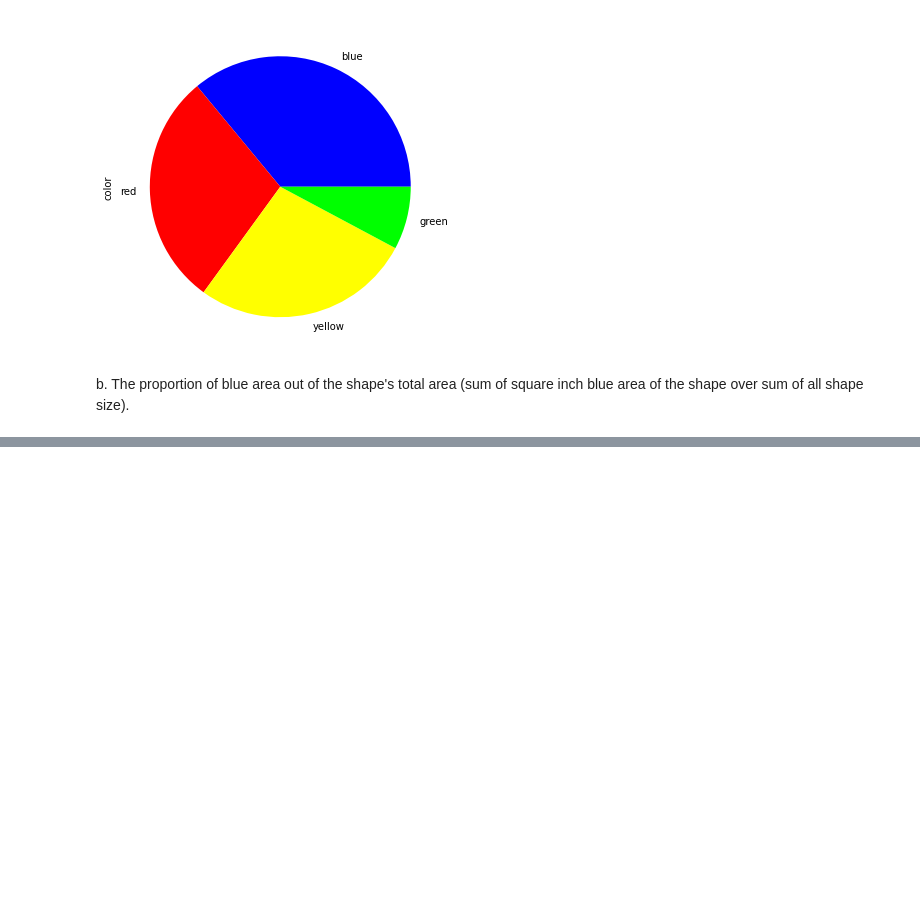
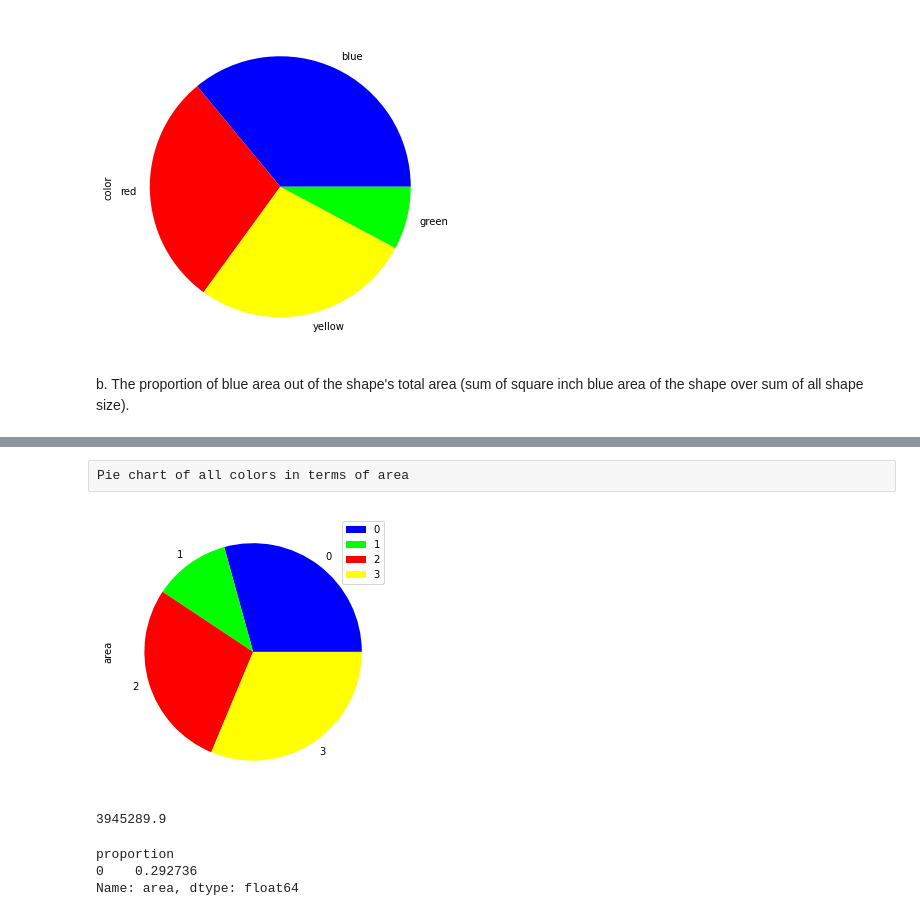
Before and after one commit to swordwielder/riskified_test, a Jupyter notebook: mainplot.ipynb, the cells around one changed output, grey strips where cells are left out. Cells and saved outputs as stored; diff of their text form; code cells hidden in the pictures; blank space fills up the shorter version.

```diff
--- a/mainplot.ipynb
+++ b/mainplot.ipynb
@@ -214,0 +217,3 @@ b. The proportion of blue area out of the shape's total area (sum of square inch
+# %%
+df5= df.groupby('color', as_index=False)['area'].sum()
+df5
@@ -214,0 +226,20 @@ b. The proportion of blue area out of the shape's total area (sum of square inch
+# %% [raw]
+Pie chart of all colors in terms of area
+# %%
+colors = ['#0000FF', '#00FF00','#FF0000','#FFFF00']
+plot2 = df5.plot.pie(x='color',y='area', colors= colors, figsize=(5, 5))
+# %% [output]
+[figure, added]
+# %%
+total = df5['area'].sum()
+total
+# %% [output]
+3945289.9
+# %%
+blue = df5[df5['color']=='blue']['area']
+print('proportion')
+print(blue/total)
+# %% [output]
+proportion
+0    0.292736
+Name: area, dtype: float64
```
Also changed, not shown: parts of 30 cells of this notebook.
